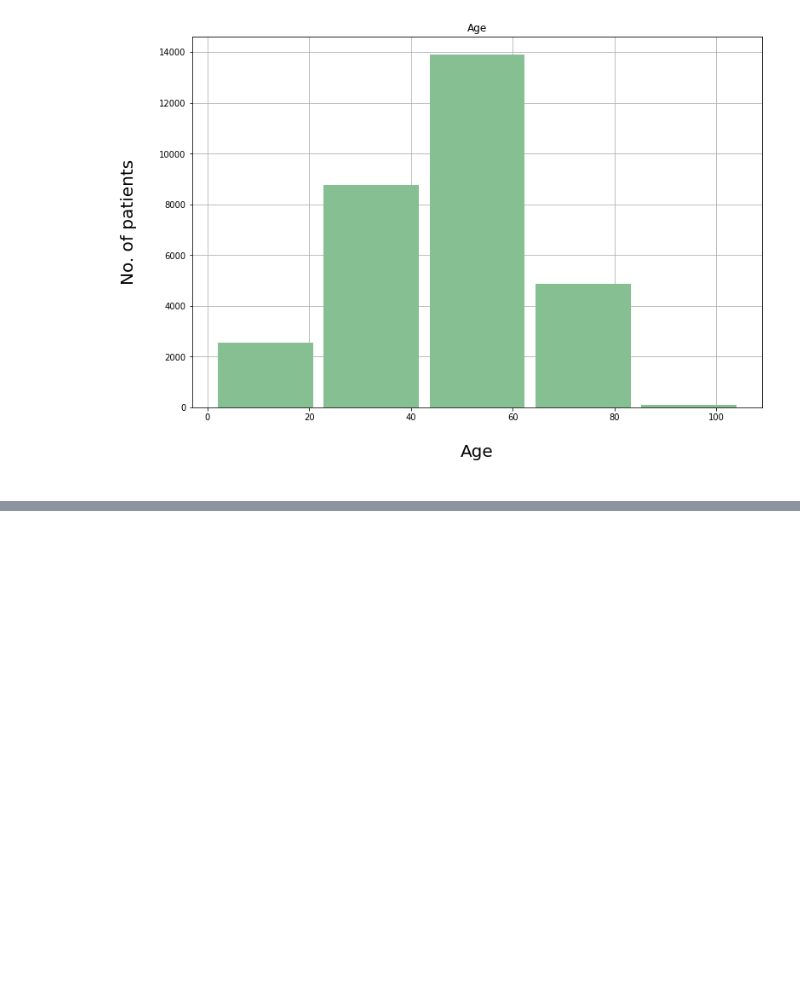
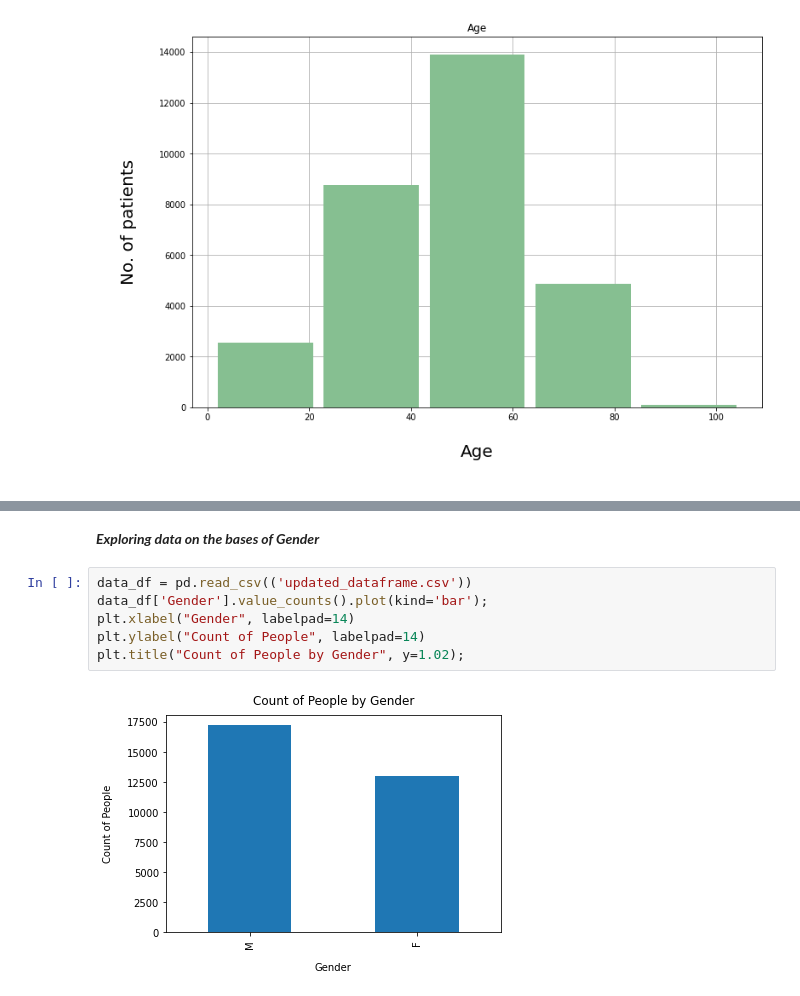
Before and after one commit to PulkitAppz/Capstone_AIML_19B, a Jupyter notebook: CapStone_Submission1.ipynb, the cells around one changed output, grey strips where cells are left out. Drawn from its saved outputs; the diff is of its cells as text; blank space fills up the shorter version.

```diff
--- a/CapStone_Submission1.ipynb
+++ b/CapStone_Submission1.ipynb
@@ -406,0 +423,10 @@ Name: Age, dtype: int64
+# %% [markdown]
+***Exploring data on the bases of Gender***
+# %%
+data_df = pd.read_csv(('updated_dataframe.csv'))
+data_df['Gender'].value_counts().plot(kind='bar');
+plt.xlabel("Gender", labelpad=14)
+plt.ylabel("Count of People", labelpad=14)
+plt.title("Count of People by Gender", y=1.02);
+# %% [output]
+[figure, added]
```
Also changed, not shown: parts of 24 cells of this notebook.
